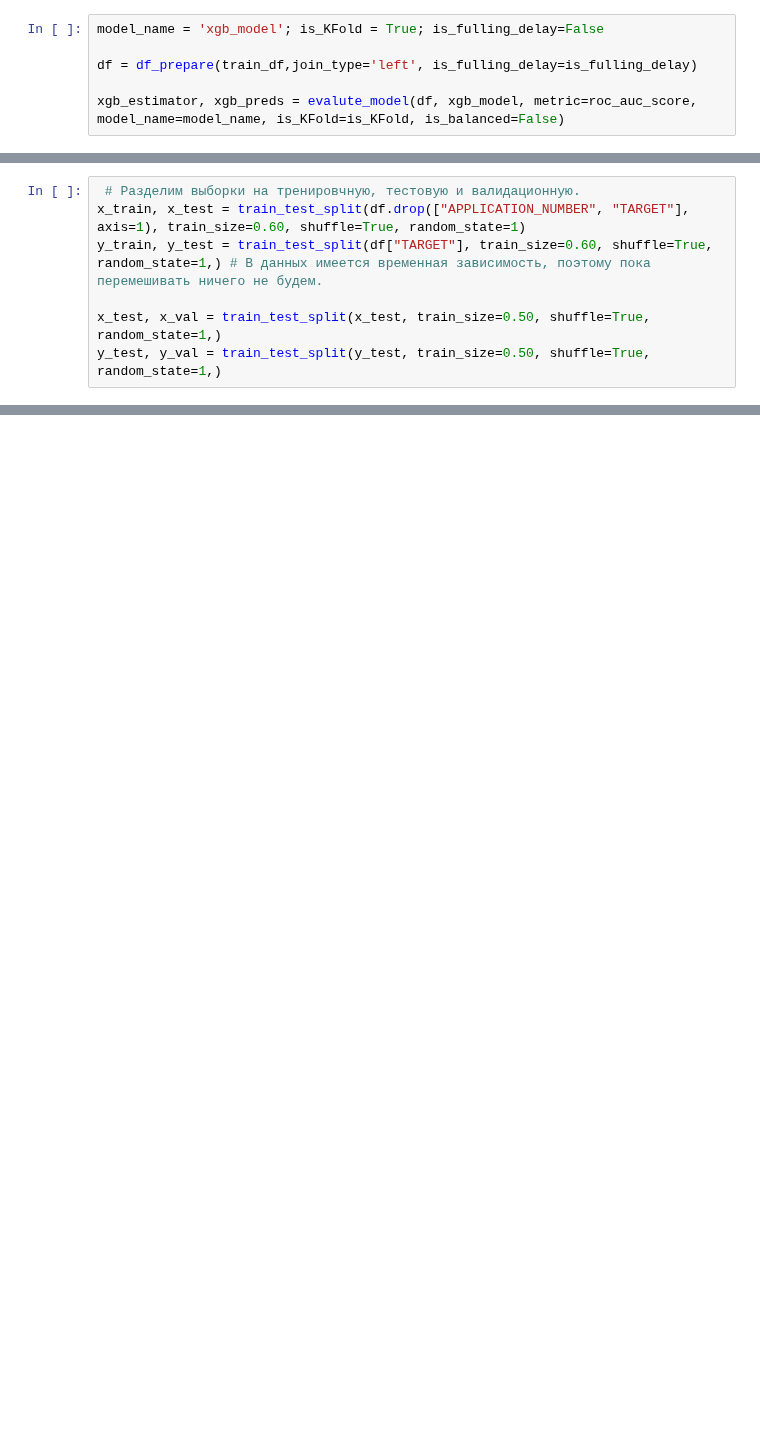
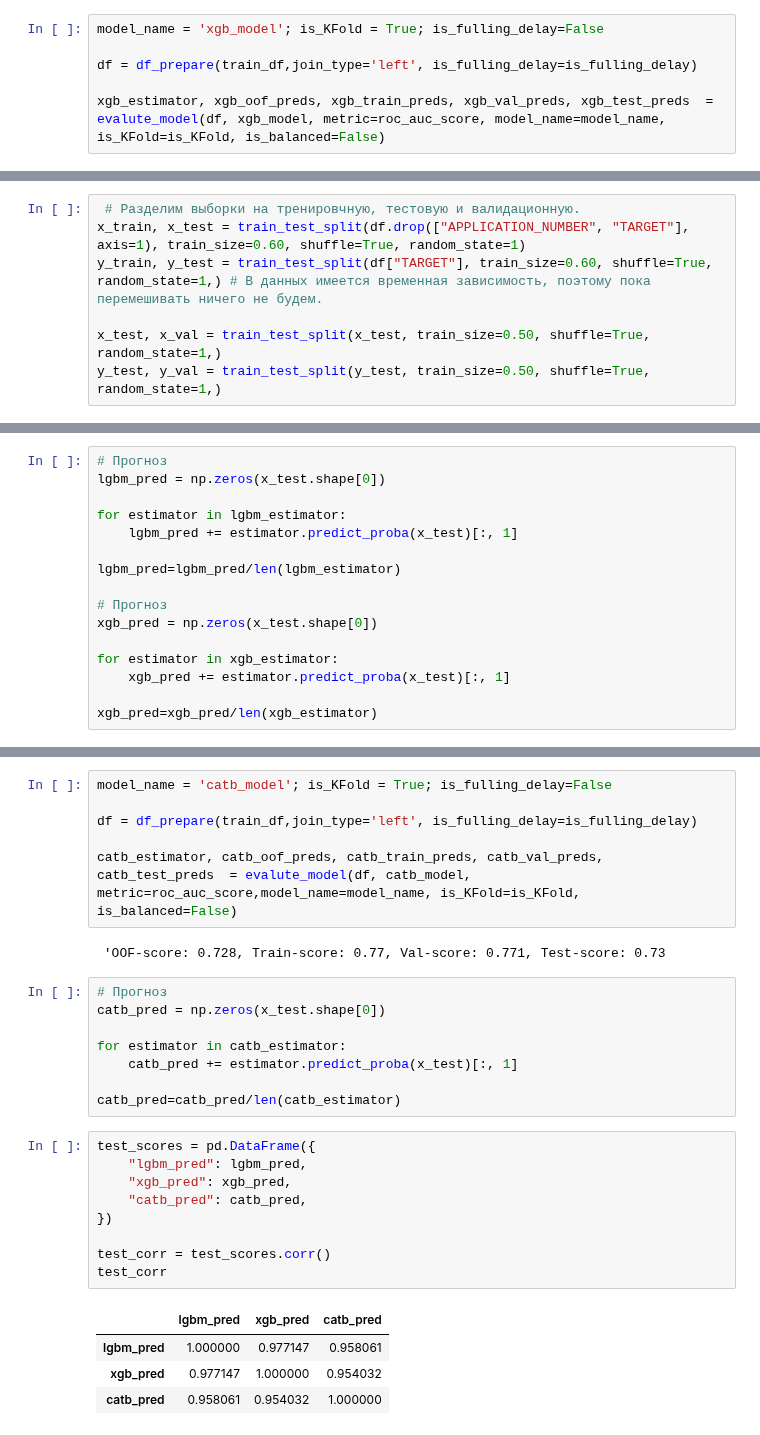
Before and after one commit to evelisko/GB_SDA_Kaggle, a Jupyter notebook: Lesson 7/HW_kaggle_lesson_7.ipynb, the cells around one changed output, grey strips where cells are left out. Saved outputs shown, nothing was run; the diff lists cells and outputs as text; blank space fills up the shorter version.

```diff
--- a/Lesson 7/HW_kaggle_lesson_7.ipynb
+++ b/Lesson 7/HW_kaggle_lesson_7.ipynb
@@ -622,6 +580,6 @@ model_name = 'xgb_model'; is_KFold = True; is_fulling_delay=False
 
 df = df_prepare(train_df,join_type='left', is_fulling_delay=is_fulling_delay)
 
-xgb_estimator, xgb_preds = evalute_model(df, xgb_model, metric=roc_auc_score, model_name=model_name, is_KFold=is_KFold, is_balanced=False)
+xgb_estimator, xgb_oof_preds, xgb_train_preds, xgb_val_preds, xgb_test_preds  = evalute_model(df, xgb_model, metric=roc_auc_score, model_name=model_name, is_KFold=is_KFold, is_balanced=False)
 # %% [output]
  'OOF-score: 0.729, Train-score: 0.789, Val-score: 0.789, Test-score: 0.73
@@ -685,0 +657,16 @@ print(f"Score = {round(score, 4)}")
+# %%
+# Прогноз
+lgbm_pred = np.zeros(x_test.shape[0])
+
+for estimator in lgbm_estimator:
+    lgbm_pred += estimator.predict_proba(x_test)[:, 1]
+
+lgbm_pred=lgbm_pred/len(lgbm_estimator)
+
+# Прогноз
+xgb_pred = np.zeros(x_test.shape[0])
+
+for estimator in xgb_estimator:
+    xgb_pred += estimator.predict_proba(x_test)[:, 1]
+
+xgb_pred=xgb_pred/len(xgb_estimator)
@@ -685,0 +702,30 @@ print(f"Score = {round(score, 4)}")
+# %%
+model_name = 'catb_model'; is_KFold = True; is_fulling_delay=False
+
+df = df_prepare(train_df,join_type='left', is_fulling_delay=is_fulling_delay)
+
+catb_estimator, catb_oof_preds, catb_train_preds, catb_val_preds, catb_test_preds  = evalute_model(df, catb_model, metric=roc_auc_score,model_name=model_name, is_KFold=is_KFold, is_balanced=False)
+# %% [output]
+ 'OOF-score: 0.728, Train-score: 0.77, Val-score: 0.771, Test-score: 0.73
+# %%
+# Прогноз
+catb_pred = np.zeros(x_test.shape[0])
+
+for estimator in catb_estimator:
+    catb_pred += estimator.predict_proba(x_test)[:, 1]
+
+catb_pred=catb_pred/len(catb_estimator)
+# %%
+test_scores = pd.DataFrame({
+    "lgbm_pred": lgbm_pred,
+    "xgb_pred": xgb_pred,
+    "catb_pred": catb_pred,
+})
+
+test_corr = test_scores.corr()
+test_corr
+# %% [output]
+|  | lgbm_pred | xgb_pred | catb_pred |
+| lgbm_pred | 1.000000 | 0.977147 | 0.958061 |
+| xgb_pred | 0.977147 | 1.000000 | 0.954032 |
+| catb_pred | 0.958061 | 0.954032 | 1.000000 |
```
Also changed, not shown: parts of 34 cells of this notebook.
